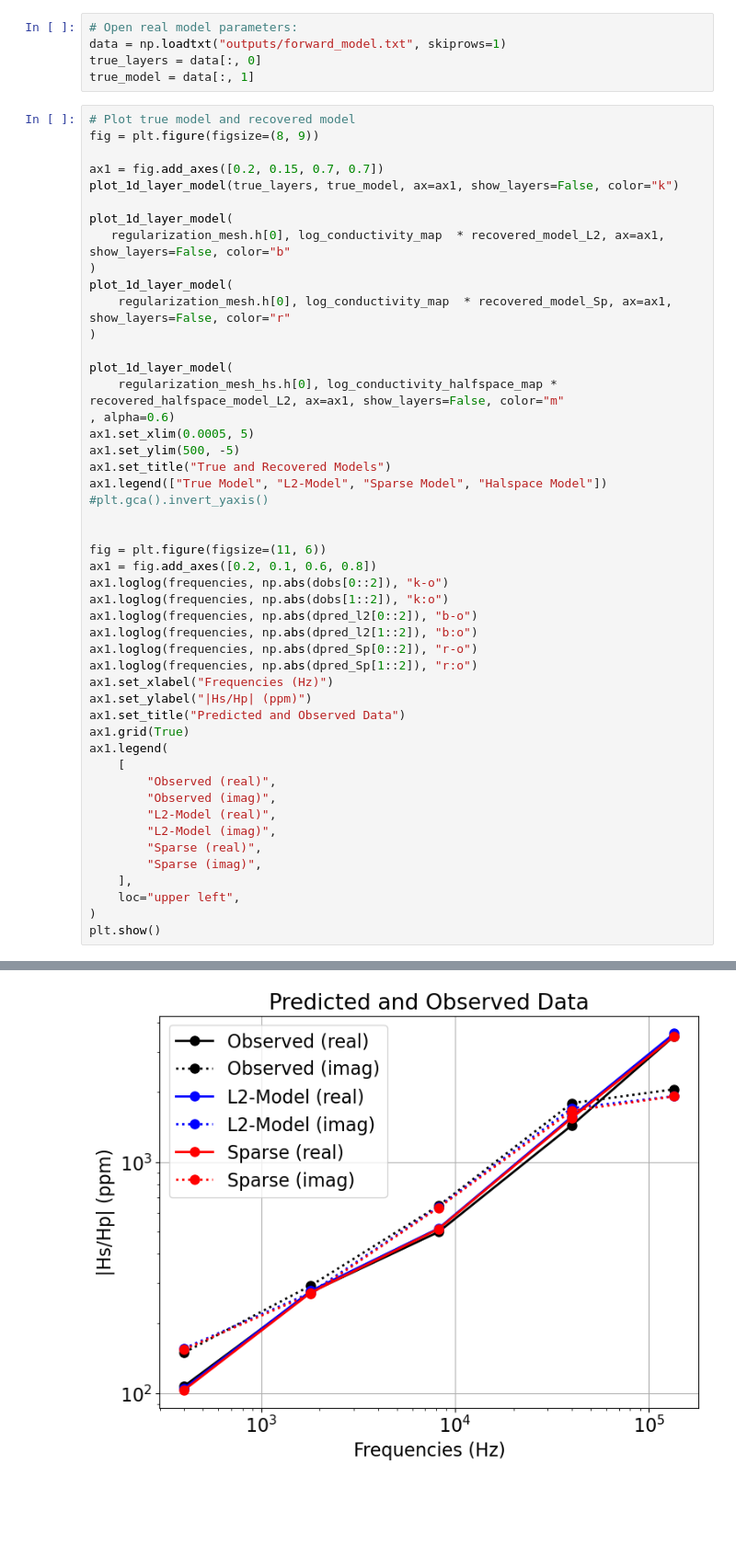
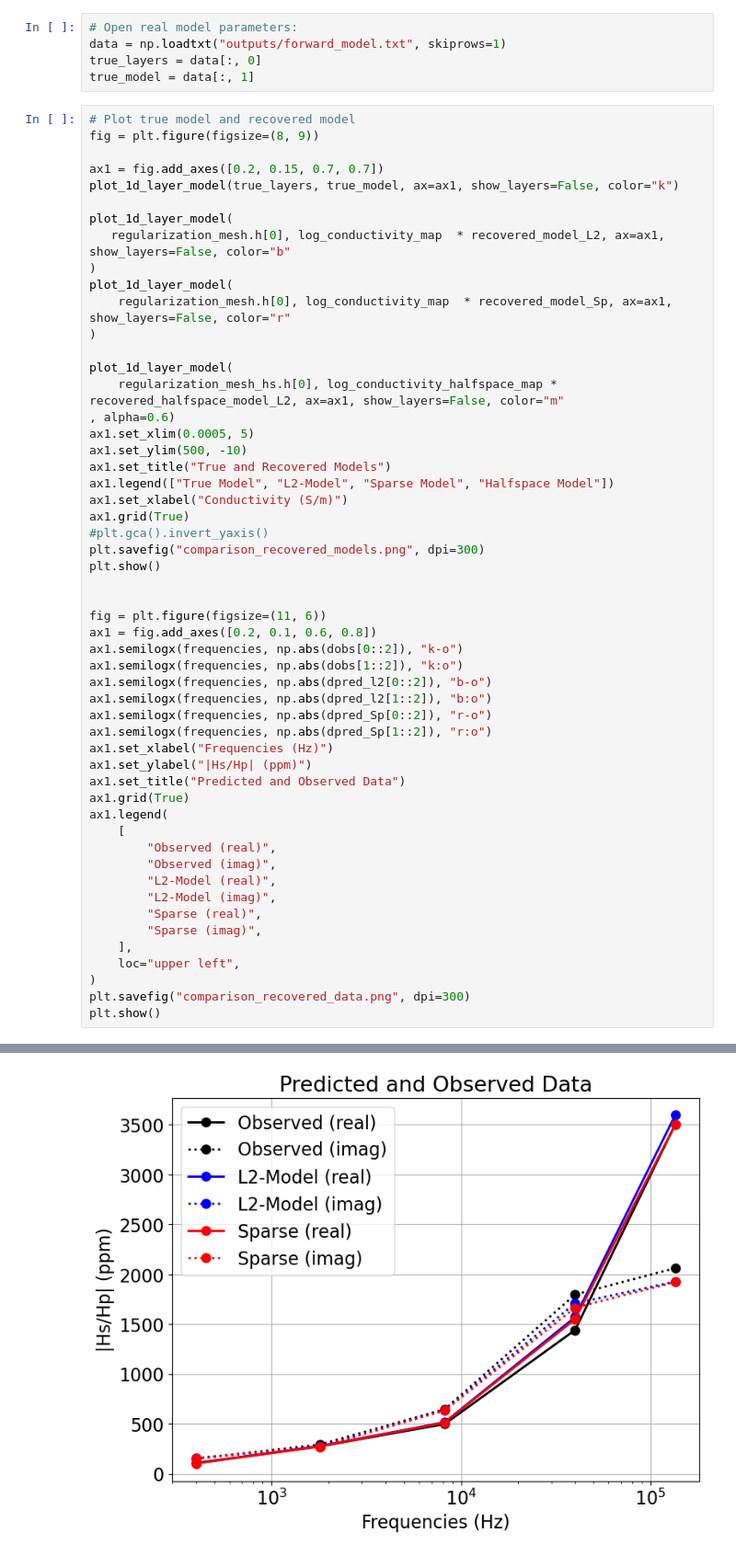
Before and after one commit to pablochanghuang/ITH_AEM, a Jupyter notebook: 1D_Simulation_Inversion.ipynb, the cells around one changed output, grey strips where cells are left out. Shown at 92% size. Saved outputs shown, nothing was run; the diff lists cells and outputs as text; blank space fills up the shorter version.

```diff
--- a/1D_Simulation_Inversion.ipynb
+++ b/1D_Simulation_Inversion.ipynb
@@ -633,20 +625,24 @@ plot_1d_layer_model(
     regularization_mesh_hs.h[0], log_conductivity_halfspace_map * recovered_halfspace_model_L2, ax=ax1, show_layers=False, color="m"
 , alpha=0.6)
 ax1.set_xlim(0.0005, 5)
-ax1.set_ylim(500, -5)
+ax1.set_ylim(500, -10)
 ax1.set_title("True and Recovered Models")
-ax1.legend(["True Model", "L2-Model", "Sparse Model", "Halspace Model"])
+ax1.legend(["True Model", "L2-Model", "Sparse Model", "Halfspace Model"])
+ax1.set_xlabel("Conductivity (S/m)")
+ax1.grid(True)
 #plt.gca().invert_yaxis()
+plt.savefig("comparison_recovered_models.png", dpi=300)
+plt.show()
 
 
 fig = plt.figure(figsize=(11, 6))
 ax1 = fig.add_axes([0.2, 0.1, 0.6, 0.8])
-ax1.loglog(frequencies, np.abs(dobs[0::2]), "k-o")
-ax1.loglog(frequencies, np.abs(dobs[1::2]), "k:o")
-ax1.loglog(frequencies, np.abs(dpred_l2[0::2]), "b-o")
-ax1.loglog(frequencies, np.abs(dpred_l2[1::2]), "b:o")
-ax1.loglog(frequencies, np.abs(dpred_Sp[0::2]), "r-o")
-ax1.loglog(frequencies, np.abs(dpred_Sp[1::2]), "r:o")
+ax1.semilogx(frequencies, np.abs(dobs[0::2]), "k-o")
+ax1.semilogx(frequencies, np.abs(dobs[1::2]), "k:o")
+ax1.semilogx(frequencies, np.abs(dpred_l2[0::2]), "b-o")
+ax1.semilogx(frequencies, np.abs(dpred_l2[1::2]), "b:o")
+ax1.semilogx(frequencies, np.abs(dpred_Sp[0::2]), "r-o")
+ax1.semilogx(frequencies, np.abs(dpred_Sp[1::2]), "r:o")
 ax1.set_xlabel("Frequencies (Hz)")
 ax1.set_ylabel("|Hs/Hp| (ppm)")
 ax1.set_title("Predicted and Observed Data")
@@ -662,5 +658,6 @@ ax1.legend(
     ],
     loc="upper left",
 )
+plt.savefig("comparison_recovered_data.png", dpi=300)
 plt.show()
 # %% [output]
@@ -668 +665 @@ plt.show()
-[figure, old version]
+[figure, new version]
```
Also changed, not shown: parts of 4 cells of this notebook, 6 other files.
